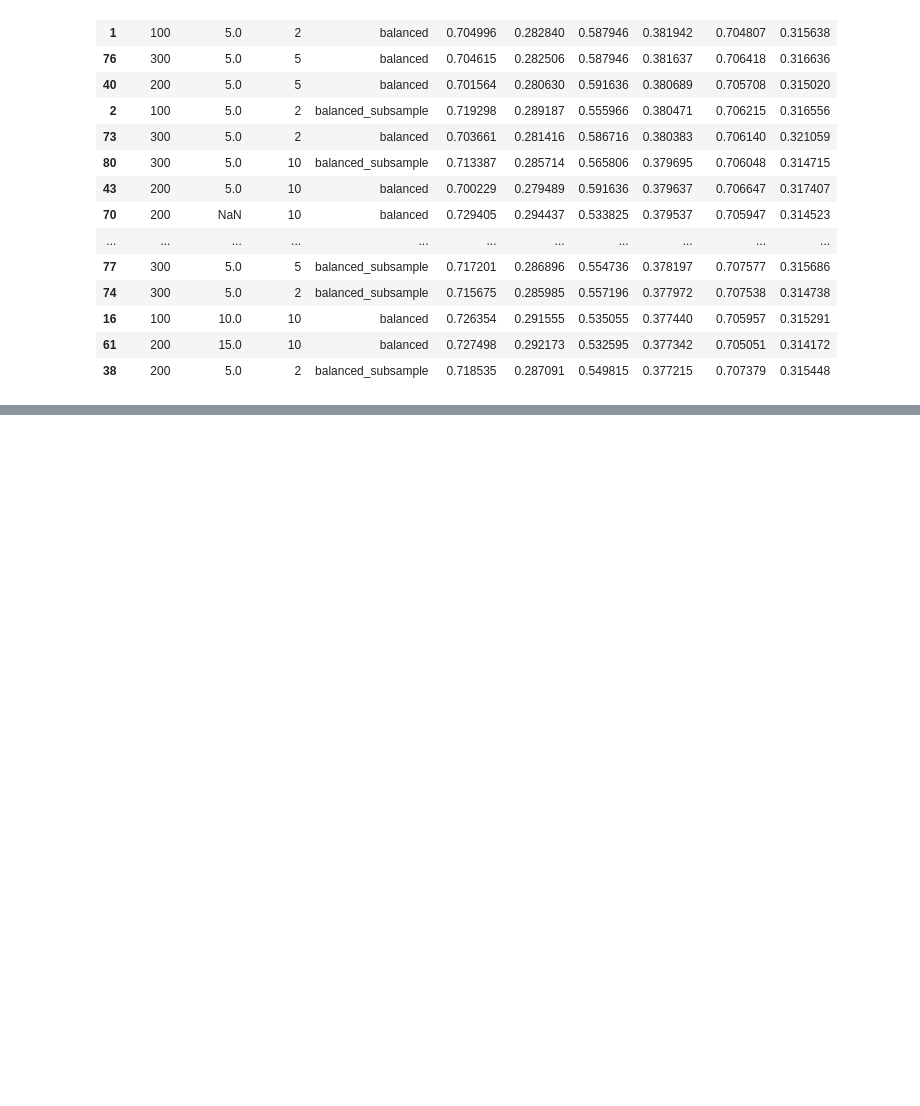
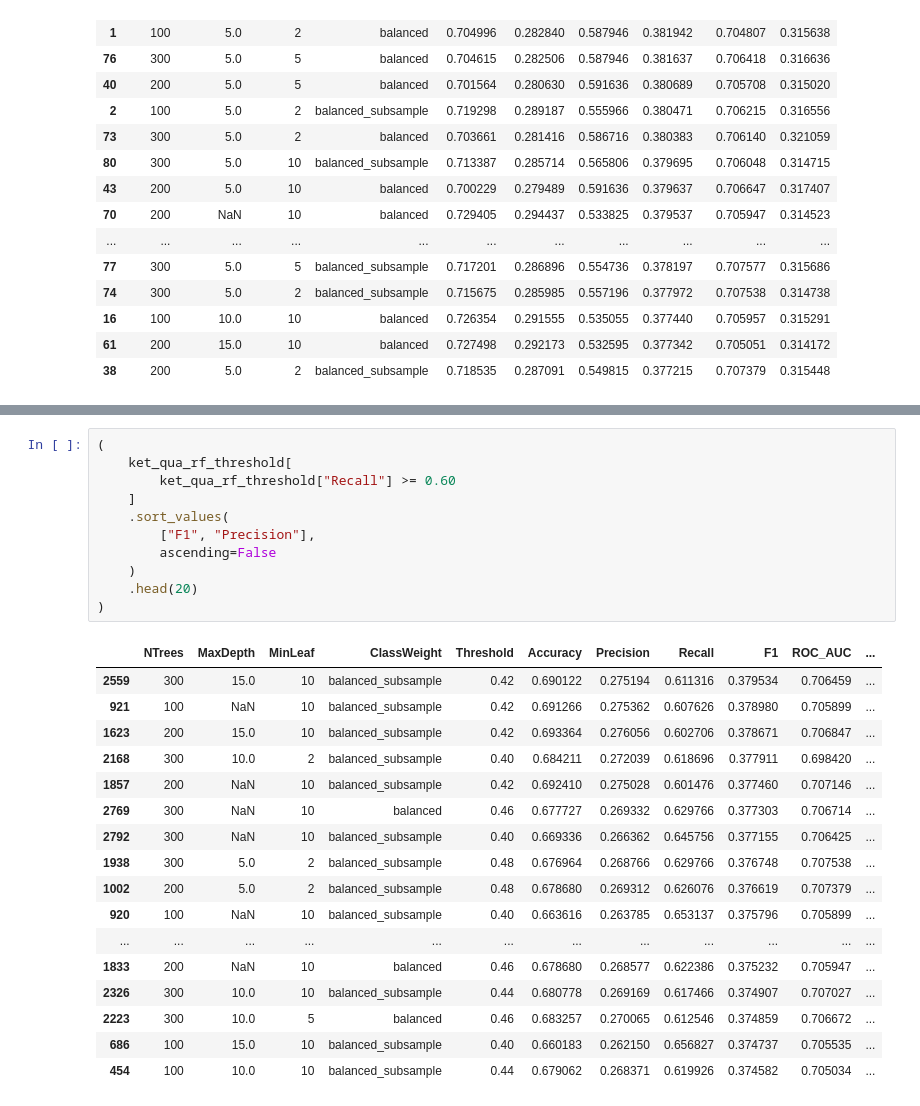
Before and after one commit to thanhbinh2505/employee-attrition-analytics, a Jupyter notebook: python/notebooks/04_tree.ipynb, the cells around one changed output, grey strips where cells are left out. Drawn from its saved outputs; the diff is of its cells as text; blank space fills up the shorter version.

```diff
--- a/python/notebooks/04_tree.ipynb
+++ b/python/notebooks/04_tree.ipynb
@@ -903,0 +1046,29 @@ ket_qua_rf.sort_values(
+# %%
+(
+    ket_qua_rf_threshold[
+        ket_qua_rf_threshold["Recall"] >= 0.60
+    ]
+    .sort_values(
+        ["F1", "Precision"],
+        ascending=False
+    )
+    .head(20)
+)
+# %% [output]
+|  | NTrees | MaxDepth | MinLeaf | ClassWeight | Threshold | Accuracy | Precision | Recall | F1 | ROC_AUC | ... |
+| 2559 | 300 | 15.0 | 10 | balanced_subsample | 0.42 | 0.690122 | 0.275194 | 0.611316 | 0.379534 | 0.706459 | ... |
+| 921 | 100 | NaN | 10 | balanced_subsample | 0.42 | 0.691266 | 0.275362 | 0.607626 | 0.378980 | 0.705899 | ... |
+| 1623 | 200 | 15.0 | 10 | balanced_subsample | 0.42 | 0.693364 | 0.276056 | 0.602706 | 0.378671 | 0.706847 | ... |
+| 2168 | 300 | 10.0 | 2 | balanced_subsample | 0.40 | 0.684211 | 0.272039 | 0.618696 | 0.377911 | 0.698420 | ... |
+| 1857 | 200 | NaN | 10 | balanced_subsample | 0.42 | 0.692410 | 0.275028 | 0.601476 | 0.377460 | 0.707146 | ... |
+| 2769 | 300 | NaN | 10 | balanced | 0.46 | 0.677727 | 0.269332 | 0.629766 | 0.377303 | 0.706714 | ... |
+| 2792 | 300 | NaN | 10 | balanced_subsample | 0.40 | 0.669336 | 0.266362 | 0.645756 | 0.377155 | 0.706425 | ... |
+| 1938 | 300 | 5.0 | 2 | balanced_subsample | 0.48 | 0.676964 | 0.268766 | 0.629766 | 0.376748 | 0.707538 | ... |
+| 1002 | 200 | 5.0 | 2 | balanced_subsample | 0.48 | 0.678680 | 0.269312 | 0.626076 | 0.376619 | 0.707379 | ... |
+| 920 | 100 | NaN | 10 | balanced_subsample | 0.40 | 0.663616 | 0.263785 | 0.653137 | 0.375796 | 0.705899 | ... |
+| ... | ... | ... | ... | ... | ... | ... | ... | ... | ... | ... | ... |
+| 1833 | 200 | NaN | 10 | balanced | 0.46 | 0.678680 | 0.268577 | 0.622386 | 0.375232 | 0.705947 | ... |
+| 2326 | 300 | 10.0 | 10 | balanced_subsample | 0.44 | 0.680778 | 0.269169 | 0.617466 | 0.374907 | 0.707027 | ... |
+| 2223 | 300 | 10.0 | 5 | balanced | 0.46 | 0.683257 | 0.270065 | 0.612546 | 0.374859 | 0.706672 | ... |
+| 686 | 100 | 15.0 | 10 | balanced_subsample | 0.40 | 0.660183 | 0.262150 | 0.656827 | 0.374737 | 0.705535 | ... |
+| 454 | 100 | 10.0 | 10 | balanced_subsample | 0.44 | 0.679062 | 0.268371 | 0.619926 | 0.374582 | 0.705034 | ... |
```
Also changed, not shown: parts of 13 cells of this notebook, 47 other files.
